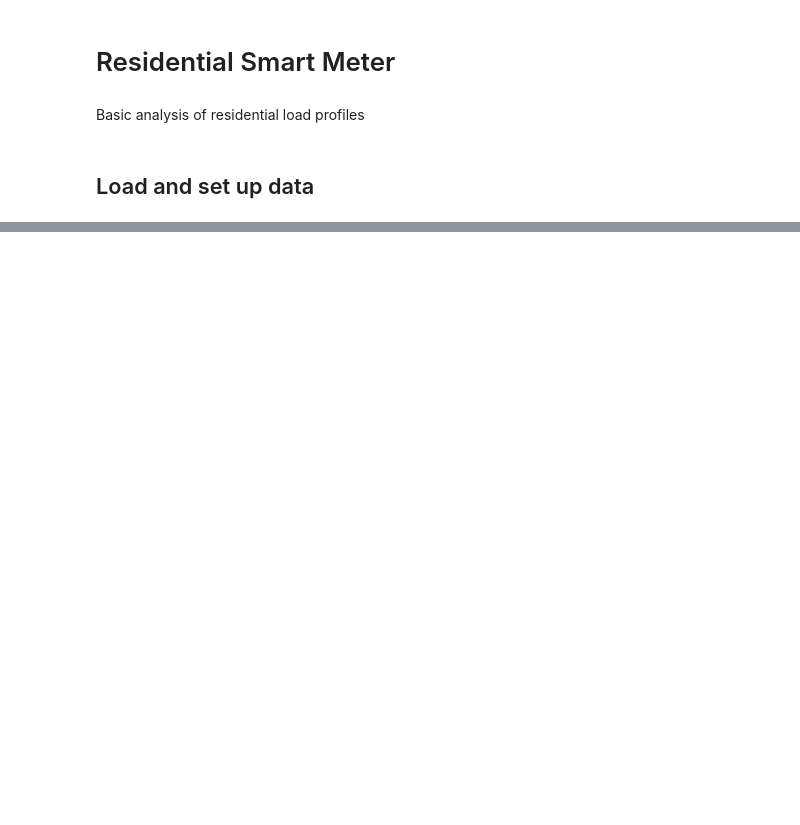
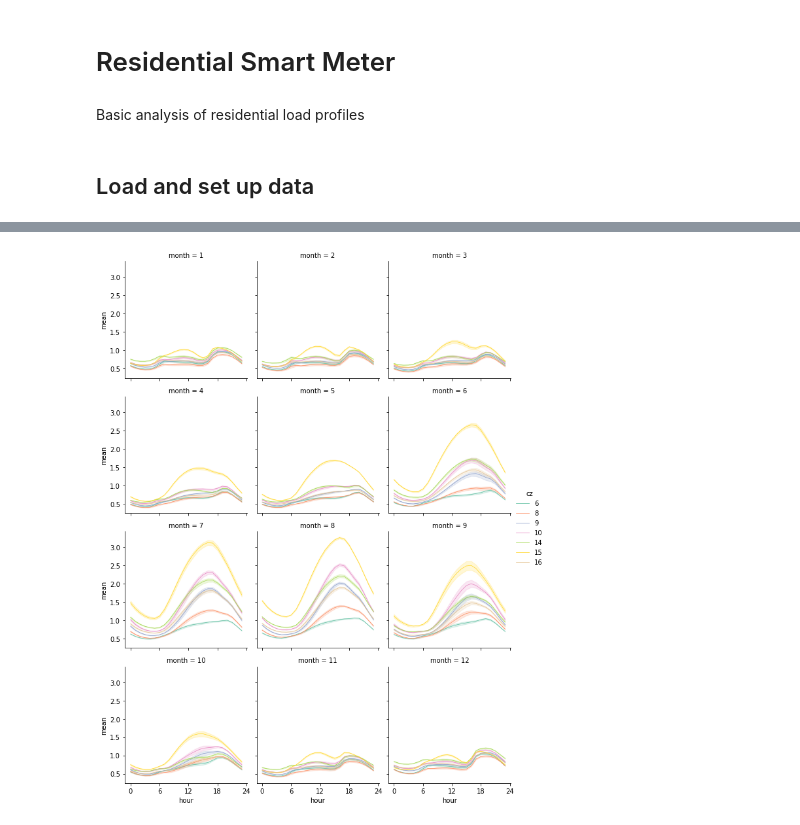
Before and after one commit to josephko91/anthropogenic-heat-la, a Jupyter notebook: residential-smart-meter.ipynb, the cells around one changed output, grey strips where cells are left out. Saved outputs shown, nothing was run; the diff lists cells and outputs as text; code cells hidden in the pictures; blank space fills up the shorter version.

```diff
--- a/residential-smart-meter.ipynb
+++ b/residential-smart-meter.ipynb
@@ -25,0 +193,9 @@ CRSError: Invalid projection: epsg:4326: (Internal Proj Error: proj_create: no d
+# %%
+# Now we plot the load profiles faceted by month, categorized by cz
+g = sns.FacetGrid(df_res_load_cz_merged, col_wrap=3, col='month', hue='cz', palette='Set2')
+g.map(sns.lineplot, 'hour', 'mean', size=0.5)
+g.add_legend()
+plt.xticks(ticks)
+plt.savefig('./plots/load_by_month_cz.pdf', format='pdf')
+# %% [output]
+[figure, added]
```
Also changed, not shown: parts of 16 cells of this notebook, 1 other file.
